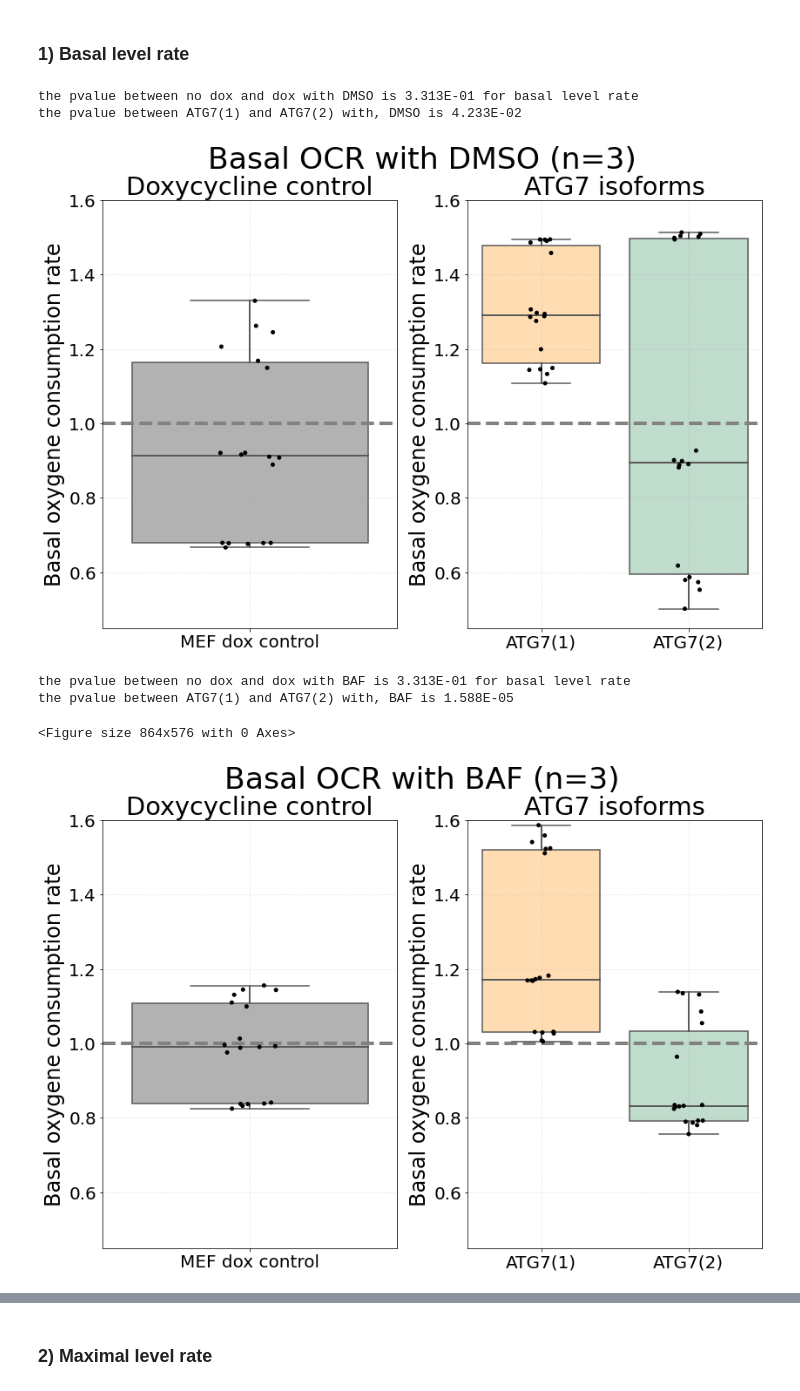
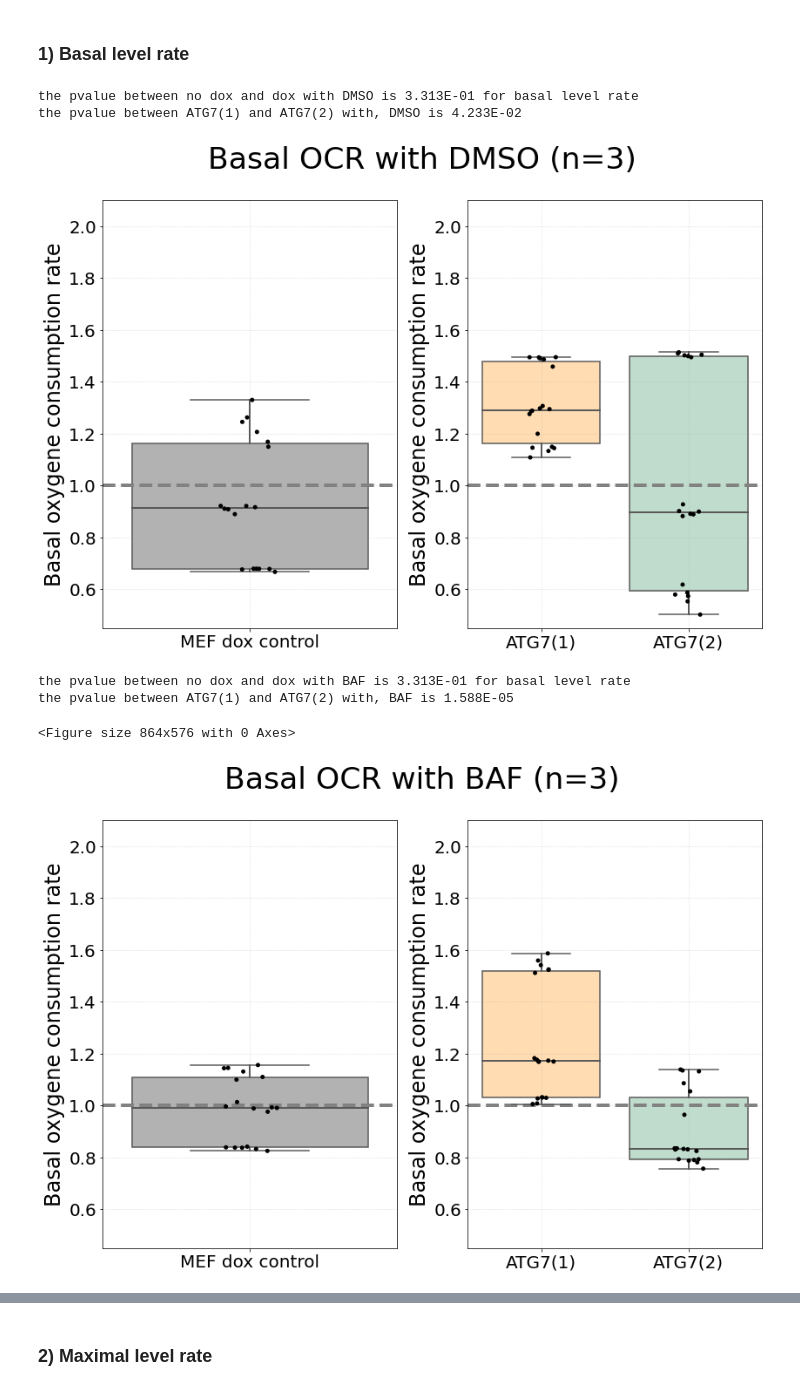
Before and after one commit to Keviosta/Article_short_isoform_ATG7_private, a Jupyter notebook: ATG7/atg7_mef/atg7_mef_seahorse/mef_seahorse_recap.ipynb, the cells around one changed output, grey strips where cells are left out. Cells and saved outputs as stored; diff of their text form; code cells hidden in the pictures.

```diff
--- a/ATG7/atg7_mef/atg7_mef_seahorse/mef_seahorse_recap.ipynb
+++ b/ATG7/atg7_mef/atg7_mef_seahorse/mef_seahorse_recap.ipynb
@@ -104,7 +104,7 @@ for i in range(len(dfs)):
     fig = seaborn.boxplot(ax=ax[0], palette = 'Set2', data = df.iloc[:,0:1], medianprops={'lw':2},
                           whiskerprops={'lw':2}, showcaps=True, showfliers=False)
     fig = seaborn.stripplot(ax=ax[0], data = df.iloc[:,0:1], color = 'k')
-    fig.set_title("Doxycycline control")
+
     fig.set_xlabel('')
     fig.set_ylabel('Basal extracellular acidification rate')
 
@@ -119,14 +119,13 @@ for i in range(len(dfs)):
 
     fig.axhline(y=1, ls='--', lw=4, color='tab:grey', zorder=1)
     fig.grid(alpha = 0.5, ls = ":")
-    fig.set_ylim(0.45,1.5)
+    fig.set_ylim(0.45,2.1)
 
 
     #graph for ATG7(1) vs ATG7(2)
     fig = seaborn.boxplot(ax=ax[1], palette = 'Set2', data = df.iloc[:,1:], medianprops={'lw':2},
                           whiskerprops={'lw':2}, showcaps=True, showfliers=False)
     fig = seaborn.stripplot(ax=ax[1], data = df.iloc[:,1:], color = 'k')
-    fig.set_title("ATG7 isoforms")
     fig.set_xlabel('')
     fig.set_ylabel('Maximum extracellular acidification rate')
 
@@ -143,7 +142,7 @@ for i in range(len(dfs)):
 
     fig.axhline(y=1, ls='--', lw=4, color='tab:grey', zorder=1)
     fig.grid(alpha = 0.5, ls = ":")
-    fig.set_ylim(0.45,1.5)
+    fig.set_ylim(0.45,2.1)
 
     # save
     path2 = 'seahorse_ECAR/'
@@ -199,7 +194,7 @@ for i in range(len(dfs)):
     fig = seaborn.boxplot(ax=ax[0], palette = 'Set2', data = df.iloc[:,0:1], medianprops={'lw':2},
                           whiskerprops={'lw':2}, showcaps=True, showfliers=False)
     fig = seaborn.stripplot(ax=ax[0], data = df.iloc[:,0:1], color = 'k')
-    fig.set_title("Doxycycline control")
+
     fig.set_xlabel('')
     fig.set_ylabel('Maximum extracellular acidification rate')
 
@@ -221,7 +216,7 @@ for i in range(len(dfs)):
     fig = seaborn.boxplot(ax=ax[1], palette = 'Set2', data = df.iloc[:,1:], medianprops={'lw':2},
                           whiskerprops={'lw':2}, showcaps=True, showfliers=False)
     fig = seaborn.stripplot(ax=ax[1], data = df.iloc[:,1:], color = 'k')
-    fig.set_title("ATG7 isoforms")
+
     fig.set_xlabel('')
     fig.set_ylabel('Maximum extracellular acidification rate')
 
@@ -359,7 +341,7 @@ for i in range(len(dfs)):
     fig = seaborn.boxplot(ax=ax[0], palette = 'Set2', data = df.iloc[:,0:1], medianprops={'lw':2},
                           whiskerprops={'lw':2}, showcaps=True, showfliers=False)
     fig = seaborn.stripplot(ax=ax[0], data = df.iloc[:,0:1], color = 'k')
-    fig.set_title("Doxycycline control")
+
     fig.set_xlabel('')
     fig.set_ylabel('Basal oxygene consumption rate')
 
@@ -374,46 +356,46 @@ for i in range(len(dfs)):
 
     fig.axhline(y=1, ls='--', lw=4, color='tab:grey', zorder=1)
     fig.grid(alpha = 0.5, ls = ":")
-    fig.set_ylim(0.45,1.6)
+    fig.set_ylim(0.45,2.1)
 
 
     #graph for ATG7(1) vs ATG7(2)
     fig = seaborn.boxplot(ax=ax[1], palette = 'Set2', data = df.iloc[:,1:], medianprops={'lw':2},
                           whiskerprops={'lw':2}, showcaps=True, showfliers=False)
     fig = seaborn.stripplot(ax=ax[1], data = df.iloc[:,1:], color = 'k')
-    fig.set_title("ATG7 isoforms")
+
     fig.set_xlabel('')
     fig.set_ylabel('Basal oxygene consumption rate')
 
     # Select which box you want to change
     box_iso1 = fig.artists[0]
     box_iso1.set_facecolor('darkorange')
     box_iso2 = fig.artists[1]
     box_iso2.set_facecolor('seagreen')
 
     # adding transparency to colors
     for patch in fig.artists:
          r, g, b, a = patch.get_facecolor()
          patch.set_facecolor((r, g, b, .3))
 
     fig.axhline(y=1, ls='--', lw=4, color='tab:grey', zorder=1)
     fig.grid(alpha = 0.5, ls = ":")
-    fig.set_ylim(0.45,1.6)
+    fig.set_ylim(0.45,2.1)
 
     # save
     path2 = 'seahorse_OCR/'
     text_file = 'graph_all_ocr_basal_'+info
     plt.savefig(path+path2+text_file+'.svg')
     plt.show()
     plt.clf()
 # %% [output]
 the pvalue between no dox and dox with DMSO is 3.313E-01 for basal level rate
 the pvalue between ATG7(1) and ATG7(2) with, DMSO is 4.233E-02
-[figure, old version]
+[figure, new version]
 the pvalue between no dox and dox with BAF is 3.313E-01 for basal level rate
 the pvalue between ATG7(1) and ATG7(2) with, BAF is 1.588E-05
 <Figure size 864x576 with 0 Axes>
-[figure, old version]
+[figure, new version]
 <Figure size 864x576 with 0 Axes>
 # %% [markdown]
 ### 2) Maximal level rate
```
Also changed, not shown: parts of 6 cells of this notebook.
